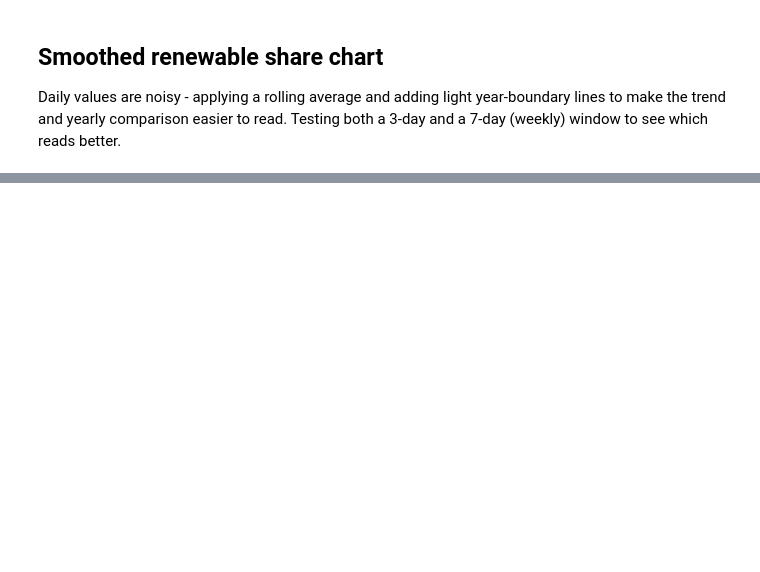
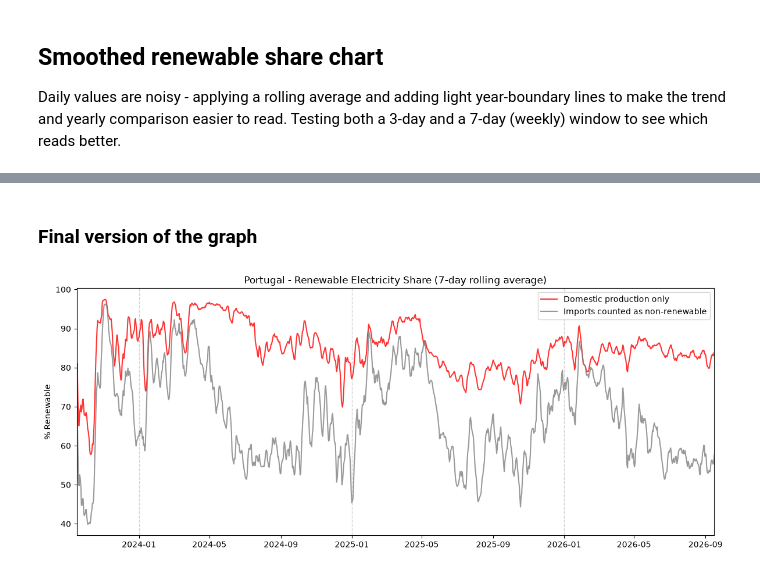
Before and after one commit to JoaoFelicissimo03/PT-Energy-Transition-Analytics, a Jupyter notebook: 03_EDA.ipynb, the cells around one changed output, grey strips where cells are left out. Saved outputs shown, nothing was run; the diff lists cells and outputs as text; code cells hidden in the pictures; blank space fills up the shorter version.

```diff
--- a/03_EDA.ipynb
+++ b/03_EDA.ipynb
@@ -109,0 +117,12 @@ plt.show()
+# %% [markdown]
+### Final version  of the graph
+# %%
+fig, ax = plt.subplots(figsize=(12, 5))
+plot_renewable_share(df_ren, window_days=7, ax=ax)
+ax.set_xlim(
+    df_ren["date"].min(), df_ren["date"].max()
+)  # trim empty space before the first data point
+plt.tight_layout()
+plt.show()
+# %% [output]
+[figure, added]
```
Also changed, not shown: parts of 18 cells of this notebook.
